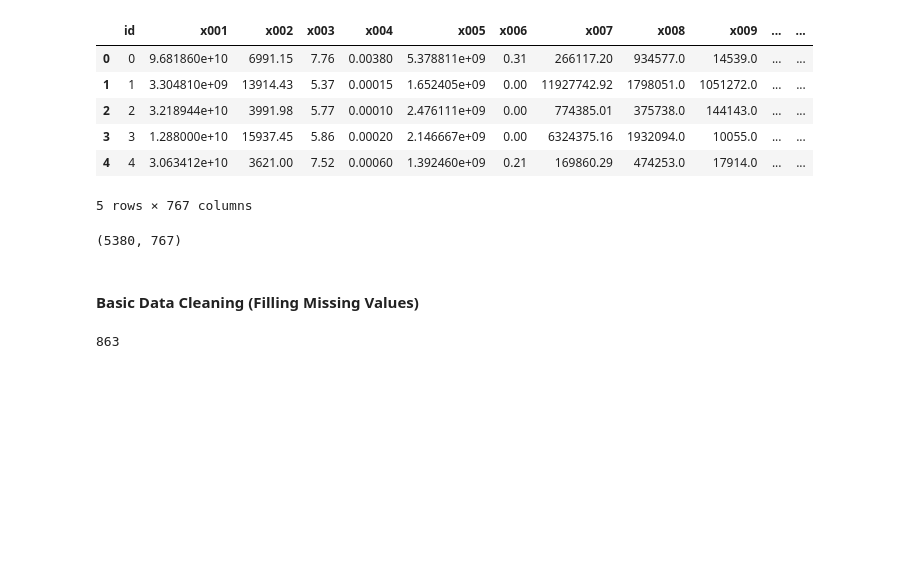
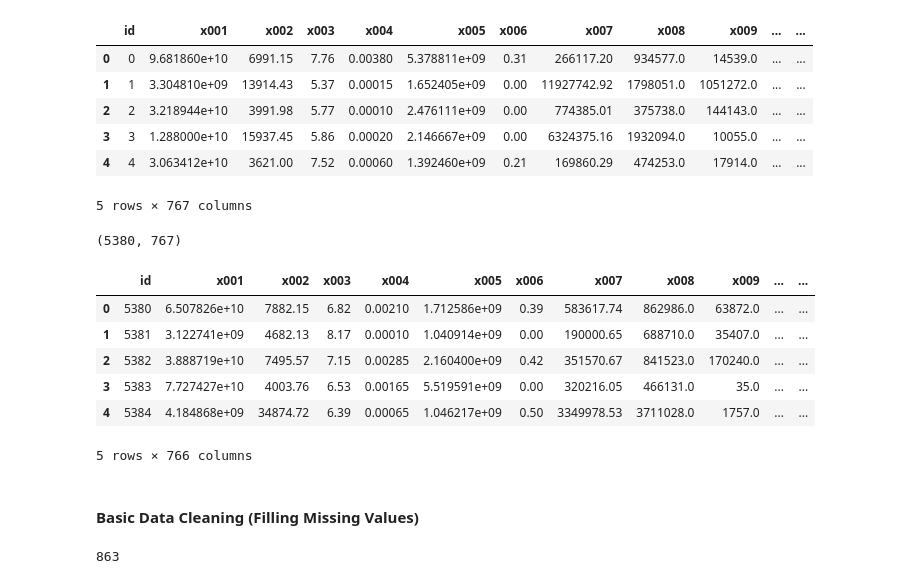
Before and after one commit to pdhanoa/cs390-project, a Jupyter notebook: regression-problem/Missing_Imputation_PCA_and_Model_Exploration.ipynb, the cells around one changed output. Drawn from its saved outputs; the diff is of its cells as text; code cells hidden in the pictures; blank space fills up the shorter version.

Commit message:
Added imputed test data

```diff
--- a/regression-problem/Missing_Imputation_PCA_and_Model_Exploration.ipynb
+++ b/regression-problem/Missing_Imputation_PCA_and_Model_Exploration.ipynb
@@ -28,6 +28,17 @@ train.head()
 train.shape
 # %% [output]
 (5380, 767)
+# %%
+test = pd.read_csv('../Kaggle/data/test.csv')
+test.head()
+# %% [output]
+|  | id | x001 | x002 | x003 | x004 | x005 | x006 | x007 | x008 | x009 | ... | ... |
+| 0 | 5380 | 6.507826e+10 | 7882.15 | 6.82 | 0.00210 | 1.712586e+09 | 0.39 | 583617.74 | 862986.0 | 63872.0 | ... | ... |
+| 1 | 5381 | 3.122741e+09 | 4682.13 | 8.17 | 0.00010 | 1.040914e+09 | 0.00 | 190000.65 | 688710.0 | 35407.0 | ... | ... |
+| 2 | 5382 | 3.888719e+10 | 7495.57 | 7.15 | 0.00285 | 2.160400e+09 | 0.42 | 351570.67 | 841523.0 | 170240.0 | ... | ... |
+| 3 | 5383 | 7.727427e+10 | 4003.76 | 6.53 | 0.00165 | 5.519591e+09 | 0.00 | 320216.05 | 466131.0 | 35.0 | ... | ... |
+| 4 | 5384 | 4.184868e+09 | 34874.72 | 6.39 | 0.00065 | 1.046217e+09 | 0.50 | 3349978.53 | 3711028.0 | 1757.0 | ... | ... |
+5 rows × 766 columns
 # %% [markdown]
 #### Basic Data Cleaning (Filling Missing Values)
 # %%
```
Also changed, not shown: parts of 4 cells of this notebook, 1 other file.
